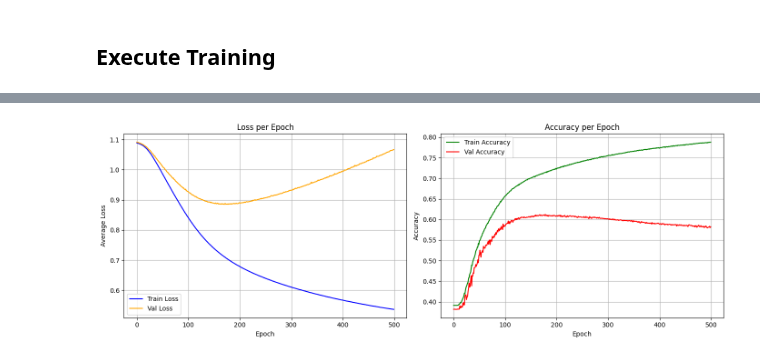
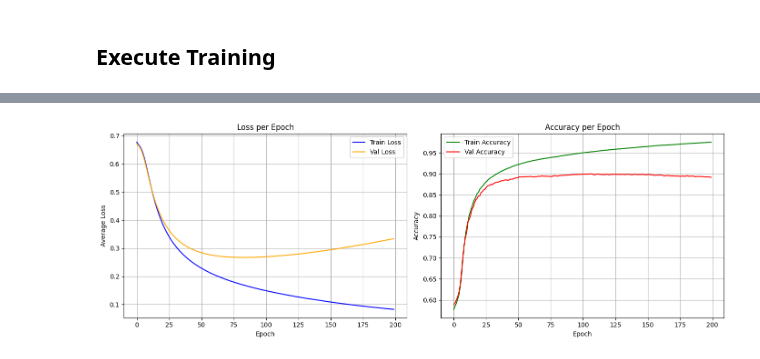
Before and after one commit to roguxivlo/Machine-Learning-2024, a Jupyter notebook: Lab12_nlp-introduction.ipynb, the cells around one changed output, grey strips where cells are left out. Cells and saved outputs as stored; diff of their text form; code cells hidden in the pictures.

```diff
--- a/Lab12_nlp-introduction.ipynb
+++ b/Lab12_nlp-introduction.ipynb
@@ -334,14 +276,15 @@ vocab_len = max(vocab.values()) + 1   # maximal value (index) of a token
 
 class Net_16(torch.nn.Module):
     def __init__(self):
-        torch.nn.Module.__init__(self)
+        super().__init__()
         self.embedding = torch.nn.Embedding(vocab_len, feature_cnt)
-        self.classifier = torch.nn.Linear(feature_cnt, 3)
-    def forward(self, index):                        #batches, words
-        feature = self.embedding(index)              #batches, words, features
-        feature = feature.mean(-2)                   #batches, features
-        classification = self.classifier(feature)    #batches, 3
-        return classification
+        self.classifier = torch.nn.Linear(feature_cnt, 1)
+    def forward(self, index):                        #batch, words
+        features = self.embedding(index)             #batch, words, features
+        features = features.mean(-2)                 #batch, features
+        classifications = self.classifier(features)  #batch, 1
+        logits = classifications.squeeze(-1)         #batch
+        return logits
 # %% [markdown]
 # Training Loop as We Already Got to Know It Well
 ----------------
@@ -352,13 +295,13 @@ import time
 import torch
 import torch.nn.functional as F
 
-def train_model(net, train_loader, val_loader, epochs=1000, lr=0.001, device=None, log_every=10):
-    if device is None:
-        device = torch.device("cuda" if torch.cuda.is_available() else "cpu")
-    print(f"Working on {device}")
+device = torch.device("cuda" if torch.cuda.is_available() else "cpu")
+print(f"Working on {device}")
 
+def train_model(net, train_loader, val_loader, epochs=1000, lr=0.001, log_every=10):
     net = net.to(device)
     optimizer = torch.optim.Adam(net.parameters(), lr=lr)
+    criterion = torch.nn.BCEWithLogitsLoss()
 
     train_loss_history = []
     val_loss_history = []
@@ -374,16 +317,17 @@ def train_model(net, train_loader, val_loader, epochs=1000, lr=0.001, device=Non
         train_total = 0
 
         for batch_inputs, batch_labels in train_loader:
-            batch_inputs, batch_labels = batch_inputs.to(device), batch_labels.to(device)
+            batch_inputs = batch_inputs.to(device)
+            batch_labels = batch_labels.to(device).float()  # shape: (batch_size)
 
             optimizer.zero_grad()
-            logits = net(batch_inputs)
-            loss = F.cross_entropy(logits, batch_labels)
+            logits = net(batch_inputs)  # logits shape: (batch_size, 1)
+            loss = criterion(logits, batch_labels)
             loss.backward()
             optimizer.step()
 
             train_loss_sum += loss.item() * batch_inputs.size(0)
-            preds = torch.argmax(logits, dim=1)
+            preds = (torch.sigmoid(logits) > 0.5).float()
             train_correct += (preds == batch_labels).sum().item()
             train_total += batch_inputs.size(0)
 
@@ -400,12 +344,14 @@ def train_model(net, train_loader, val_loader, epochs=1000, lr=0.001, device=Non
 
         with torch.no_grad():
             for batch_inputs, batch_labels in val_loader:
-                batch_inputs, batch_labels = batch_inputs.to(device), batch_labels.to(device)
+                batch_inputs = batch_inputs.to(device)
+                batch_labels = batch_labels.to(device).float()
+
                 logits = net(batch_inputs)
-                loss = F.cross_entropy(logits, batch_labels)
+                loss = criterion(logits, batch_labels)
 
                 val_loss_sum += loss.item() * batch_inputs.size(0)
-                preds = torch.argmax(logits, dim=1)
+                preds = (torch.sigmoid(logits) > 0.5).float()
                 val_correct += (preds == batch_labels).sum().item()
                 val_total += batch_inputs.size(0)
 
@@ -454,8 +402,7 @@ def plot_training_curves(train_loss, val_loss, train_acc, val_acc):
 # %% [markdown]
 ## Execute Training
 # %%
-
 net_16=Net_16()
-train_loss, val_loss, train_acc, val_acc = train_model(net_16, train_loader_128, val_loader_128, epochs=200)
+train_loss, val_loss, train_acc, val_acc = train_model(net_16, train_loader, val_loader, epochs=200)
 plot_training_curves(train_loss, val_loss, train_acc, val_acc)
 # %% [output]
@@ -479 +426 @@ Elapsed time: 322.73 seconds
-[figure, old version]
+[figure, new version]
```
Also changed, not shown: parts of 43 cells of this notebook.
